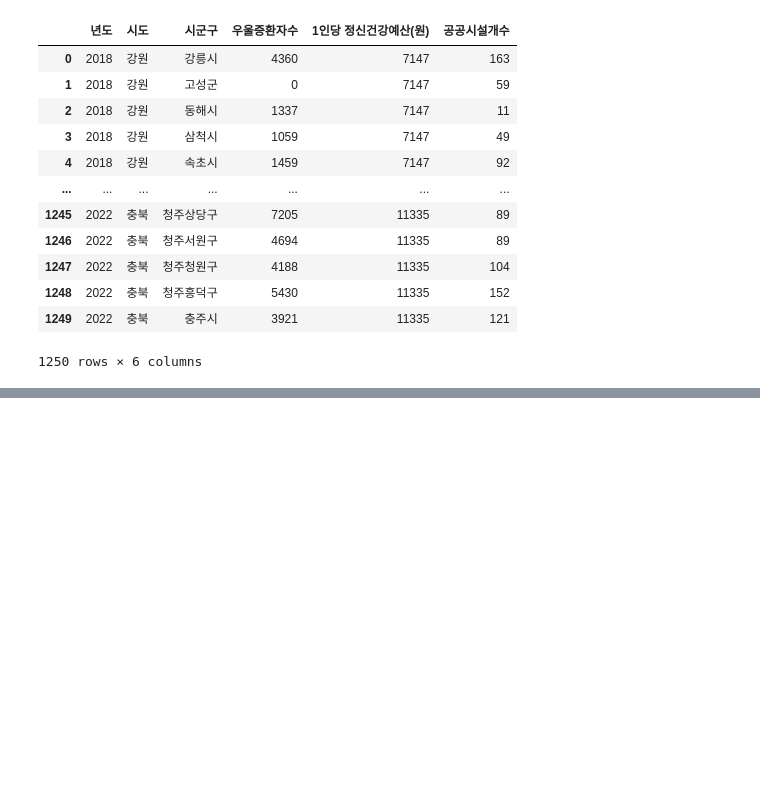
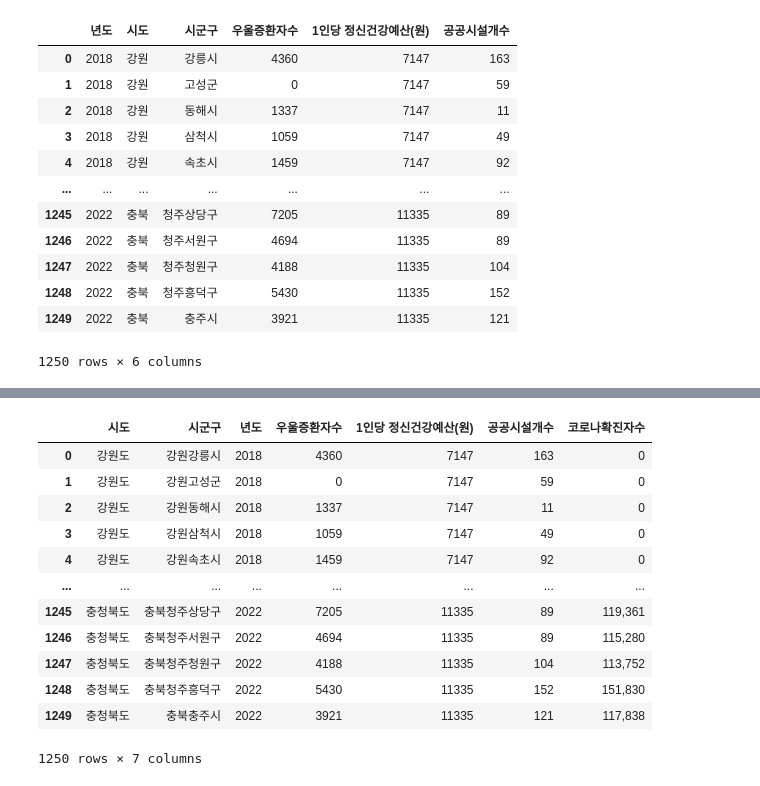
Before and after one commit to bonasoobin/depression-analysis, a Jupyter notebook: 0_Data/park.ipynb, the cells around one changed output, grey strips where cells are left out. Drawn from its saved outputs; the diff is of its cells as text; code cells hidden in the pictures; blank space fills up the shorter version.

```diff
--- a/0_Data/park.ipynb
+++ b/0_Data/park.ipynb
@@ -1618,0 +2188,7 @@ result.to_csv(r'C:\Users\soobin\coding_excuse\soobin\0_Data\result_0123910.csv',
+# %%
+covid2 = covid2.reset_index(drop=True)
+covid2['년도'] = 0
+covid2.loc[:249, '년도'] = 2020
+covid2.loc[250:499, '년도'] = 2021
+covid2.loc[500:, '년도'] = 2022
+covid2
@@ -1618,0 +2209,7 @@ result.to_csv(r'C:\Users\soobin\coding_excuse\soobin\0_Data\result_0123910.csv',
+# %%
+covid2018 = covid2.copy()
+covid2018 = covid2018.loc[0:499]
+covid2018.loc[0:250, '년도'] = 2018
+covid2018.loc[250:500, '년도'] = 2019
+covid2018['코로나확진자수'] = 0
+covid2018
@@ -1618,0 +2230,3 @@ result.to_csv(r'C:\Users\soobin\coding_excuse\soobin\0_Data\result_0123910.csv',
+# %%
+covid_result = pd.concat([covid2, covid2018], axis = 0)
+covid_result
@@ -1618,0 +2247,5 @@ result.to_csv(r'C:\Users\soobin\coding_excuse\soobin\0_Data\result_0123910.csv',
+# %%
+covid_result = covid_result.sort_values(by=['년도','시도', '시군구'], ascending=True).reset_index(drop=True)
+neorder = ['시도', '시군구', '년도', '코로나확진자수']
+covid_result = covid_result[neorder]
+covid_result
@@ -1618,0 +2282,17 @@ result.to_csv(r'C:\Users\soobin\coding_excuse\soobin\0_Data\result_0123910.csv',
+# %%
+result_013491011 = result.merge(covid_result, how='left', on=['시도', '시군구', '년도'])
+result_013491011
+# %% [output]
+|  | 시도 | 시군구 | 년도 | 우울증환자수 | 1인당 정신건강예산(원) | 공공시설개수 | 코로나확진자수 |
+| 0 | 강원도 | 강원강릉시 | 2018 | 4360 | 7147 | 163 | 0 |
+| 1 | 강원도 | 강원고성군 | 2018 | 0 | 7147 | 59 | 0 |
+| 2 | 강원도 | 강원동해시 | 2018 | 1337 | 7147 | 11 | 0 |
+| 3 | 강원도 | 강원삼척시 | 2018 | 1059 | 7147 | 49 | 0 |
+| 4 | 강원도 | 강원속초시 | 2018 | 1459 | 7147 | 92 | 0 |
+| ... | ... | ... | ... | ... | ... | ... | ... |
+| 1245 | 충청북도 | 충북청주상당구 | 2022 | 7205 | 11335 | 89 | 119,361 |
+| 1246 | 충청북도 | 충북청주서원구 | 2022 | 4694 | 11335 | 89 | 115,280 |
+| 1247 | 충청북도 | 충북청주청원구 | 2022 | 4188 | 11335 | 104 | 113,752 |
+| 1248 | 충청북도 | 충북청주흥덕구 | 2022 | 5430 | 11335 | 152 | 151,830 |
+| 1249 | 충청북도 | 충북충주시 | 2022 | 3921 | 11335 | 121 | 117,838 |
+1250 rows × 7 columns
```
Also changed, not shown: parts of 63 cells of this notebook.
